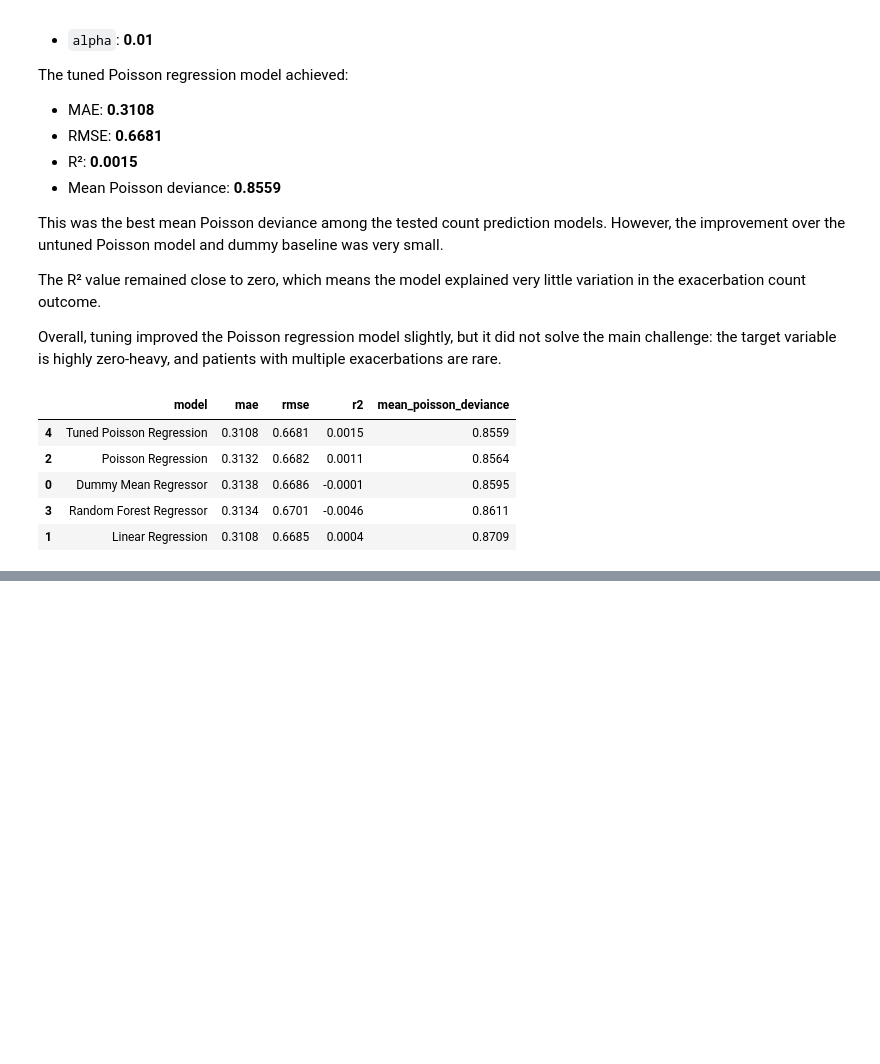
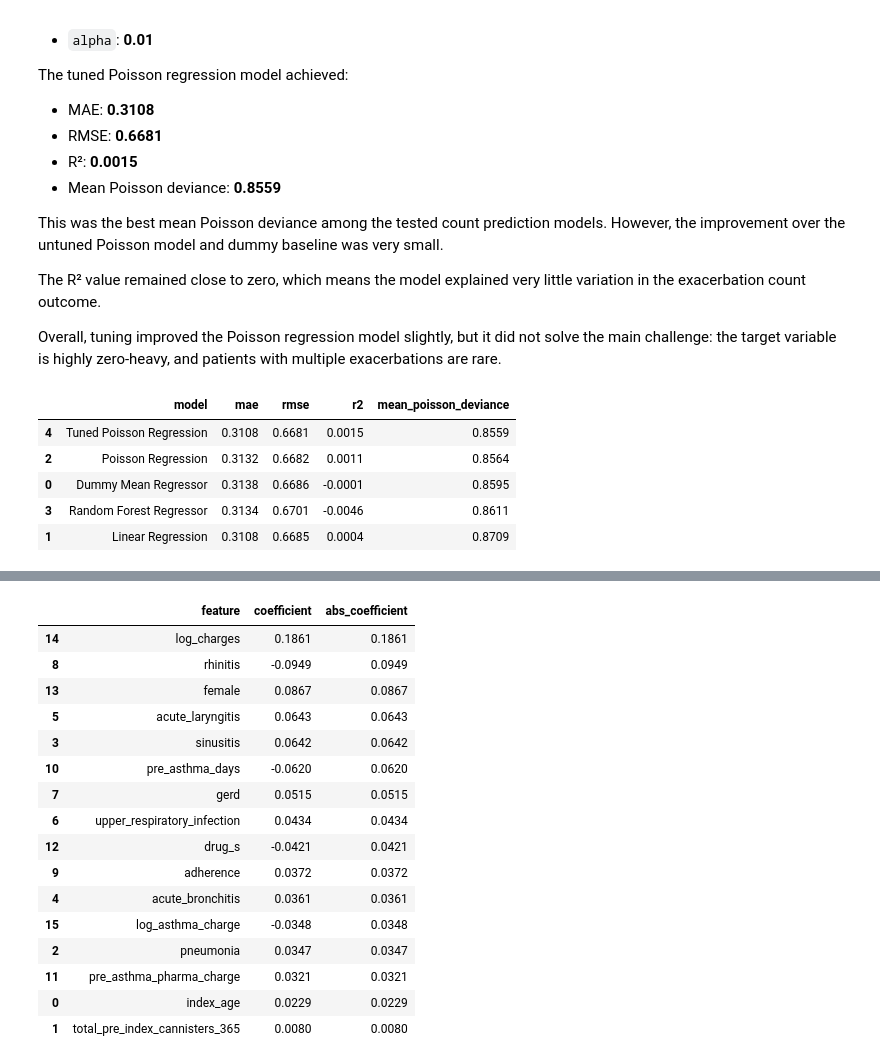
Before and after one commit to tarachd/drug-efficacy-asthma-ml, a Jupyter notebook: notebooks/05_count_prediction_modeling.ipynb, the cells around one changed output, grey strips where cells are left out. Cells and saved outputs as stored; diff of their text form; code cells hidden in the pictures; blank space fills up the shorter version.

```diff
--- a/notebooks/05_count_prediction_modeling.ipynb
+++ b/notebooks/05_count_prediction_modeling.ipynb
@@ -653,0 +690,36 @@ count_model_results_final.sort_values("mean_poisson_deviance")
+# %%
+# To find predictors coefficients for tuned poisson
+#
+trained_poisson_model = best_poisson.named_steps["model"]
+
+poisson_coefficients = pd.DataFrame({
+    "feature": X_train.columns,
+    "coefficient": trained_poisson_model.coef_
+})
+
+poisson_coefficients["abs_coefficient"] = poisson_coefficients["coefficient"].abs()
+
+poisson_coefficients = poisson_coefficients.sort_values(
+    "abs_coefficient",
+    ascending=False
+)
+
+poisson_coefficients
+# %% [output]
+|  | feature | coefficient | abs_coefficient |
+| 14 | log_charges | 0.1861 | 0.1861 |
+| 8 | rhinitis | -0.0949 | 0.0949 |
+| 13 | female | 0.0867 | 0.0867 |
+| 5 | acute_laryngitis | 0.0643 | 0.0643 |
+| 3 | sinusitis | 0.0642 | 0.0642 |
+| 10 | pre_asthma_days | -0.0620 | 0.0620 |
+| 7 | gerd | 0.0515 | 0.0515 |
+| 6 | upper_respiratory_infection | 0.0434 | 0.0434 |
+| 12 | drug_s | -0.0421 | 0.0421 |
+| 9 | adherence | 0.0372 | 0.0372 |
+| 4 | acute_bronchitis | 0.0361 | 0.0361 |
+| 15 | log_asthma_charge | -0.0348 | 0.0348 |
+| 2 | pneumonia | 0.0347 | 0.0347 |
+| 11 | pre_asthma_pharma_charge | 0.0321 | 0.0321 |
+| 0 | index_age | 0.0229 | 0.0229 |
+| 1 | total_pre_index_cannisters_365 | 0.0080 | 0.0080 |
```
Also changed, not shown: parts of 6 cells of this notebook.
